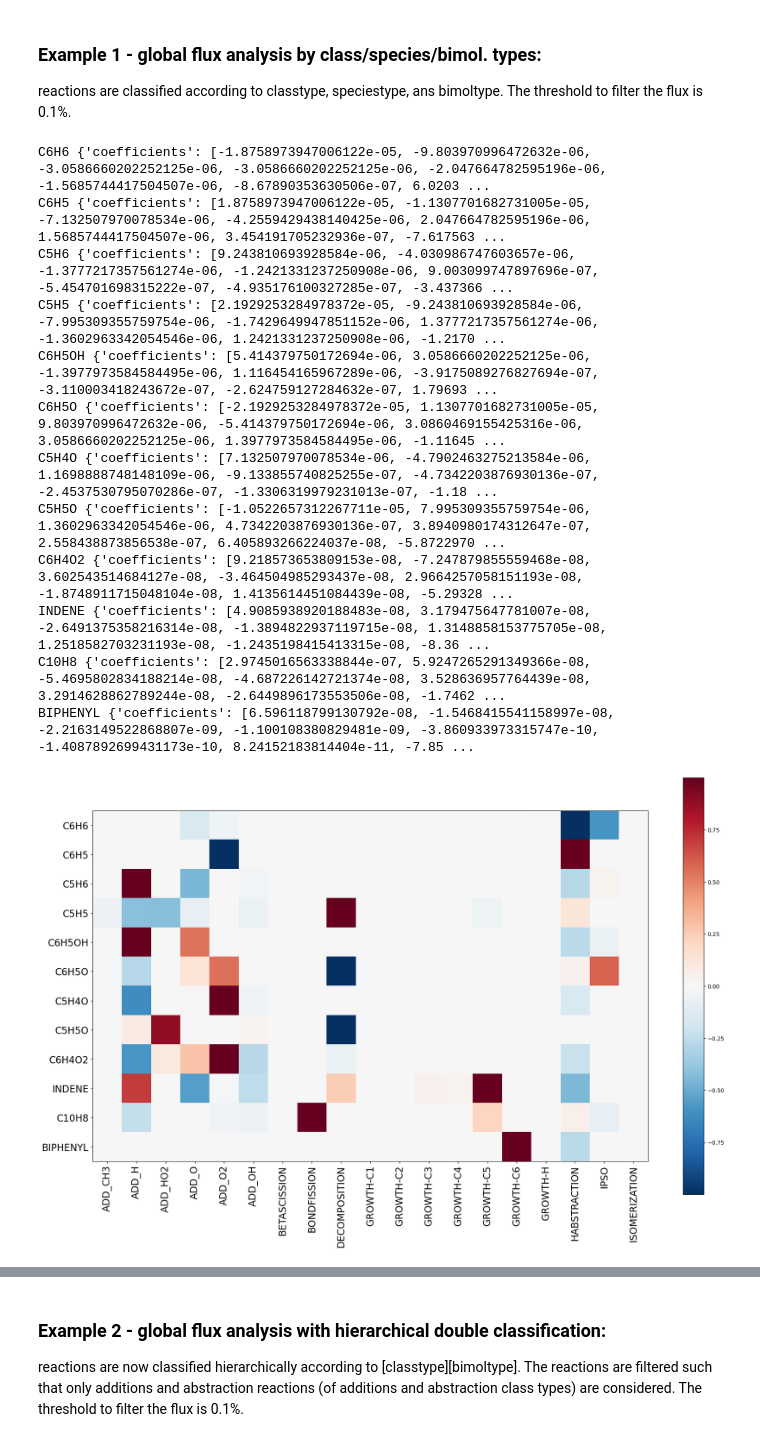
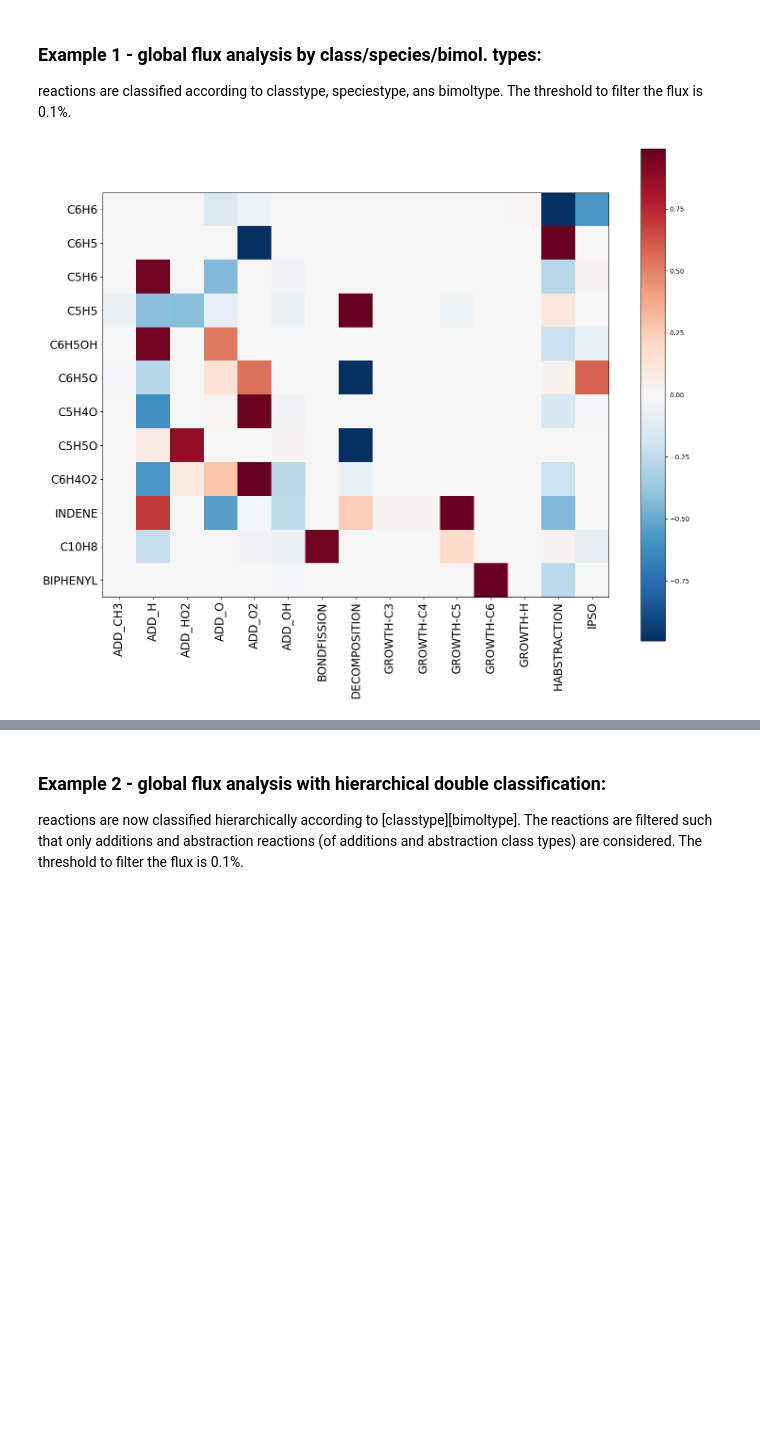
Before and after one commit to tdinelli/pySMOKEPostProcessor, a Jupyter notebook: examples/notebooks/Reaction_Classes.ipynb, the cells around one changed output, grey strips where cells are left out. Saved outputs shown, nothing was run; the diff lists cells and outputs as text; code cells hidden in the pictures; blank space fills up the shorter version.

```diff
--- a/examples/notebooks/Reaction_Classes.ipynb
+++ b/examples/notebooks/Reaction_Classes.ipynb
@@ -87,49 +122,22 @@ C6H5O {'coefficients': [-2.1929253284978372e-05, 1.1307701682731005e-05, 9.80397
 reactions are classified according to classtype, speciestype, ans bimoltype. The threshold to filter the flux is 0.1%.
 # %%
 species_list =['C6H6','C6H5','C5H6','C5H5','C6H5OH','C6H5O','C5H4O','C5H5O','C6H4O2','INDENE','C10H8','BIPHENYL']
-# filter_dcts = [{},{},{}] # filter is optional  # filter according to selected criteria in name
 threshs = [1e-2,1e-2,1e-2] # threshold for minimum flux - default 1e-3
 n_of_rxns = 200            # max n of rxns to consider for flux (default: 100)
 sortlists = [['classtype'],['speciestype'],['bimoltype']] # classtype, speciestype, reactiontype,
                                                           # bimoltype (R+R, RSR+RSR, M+M, ETC)
                                                           # sum if both apply and sort by this criteria
+ropa_type='global'
 
-for simul_name, simul_fld in simul_flds.items():
-    pp = PostProcessor(kin_xml_fld, simul_fld)
-    # assign class
-    fluxbyclass = FluxByClass(pp.km, class_groups_fld)
-
-    # ROPA for each species - if species_list contains dictionary, extract flux for each
-    if isinstance(species_list[0], dict):
-        flat_species_list = sum([list(d.values())[0] for d in species_list], [])
-    else:
-        flat_species_list = species_list
-
-    tot_rop_dct = dict.fromkeys(flat_species_list)
-    for sp in flat_species_list:
-        tot_rop_dct[sp] = pp.RateOfProductionAnalysis(sp,
-                                                    ropa_type='global',
-                                                    number_of_reactions=100)
-    # prima c'era fluxbyclass qua sopra
-    fluxbyclass.process_flux(species_list, tot_rop_dct)
-    for i, sortlist in enumerate(sortlists):
-        # assign flux and process according to selected criteria
-        sortdf = fluxbyclass.sort_and_filter(sortlist)
-        # plot heatmap
-        fig = plot_heatmap(sortdf, symmetricaxis = True)
-        # save heatmap
-        save_fig(fig, plt_fld, sortlist, simul_name)
+process_classes(simul_name,
+            simul_fld,
+            kin_xml_fld,
+            class_groups_fld,
+            plt_fld,
+            species_list,
+            sortlists,
+            ropa_type,
+            threshs = threshs,
+            n_of_rxns=n_of_rxns)
 # %% [output]
-C6H6 {'coefficients': [-1.8758973947006122e-05, -9.803970996472632e-06, -3.0586660202252125e-06, -3.0586660202252125e-06, -2.047664782595196e-06, -1.5685744417504507e-06, -8.67890353630506e-07, 6.0203 ...
-C6H5 {'coefficients': [1.8758973947006122e-05, -1.1307701682731005e-05, -7.132507970078534e-06, -4.2559429438140425e-06, 2.047664782595196e-06, 1.5685744417504507e-06, 3.454191705232936e-07, -7.617563 ...
-C5H6 {'coefficients': [9.243810693928584e-06, -4.030986747603657e-06, -1.3777217357561274e-06, -1.2421331237250908e-06, 9.003099747897696e-07, -5.454701698315222e-07, -4.935176100327285e-07, -3.437366 ...
-C5H5 {'coefficients': [2.1929253284978372e-05, -9.243810693928584e-06, -7.995309355759754e-06, -1.7429649947851152e-06, 1.3777217357561274e-06, -1.3602963342054546e-06, 1.2421331237250908e-06, -1.2170 ...
-C6H5OH {'coefficients': [5.414379750172694e-06, 3.0586660202252125e-06, -1.3977973584584495e-06, 1.116454165967289e-06, -3.9175089276827694e-07, -3.110003418243672e-07, -2.624759127284632e-07, 1.79693 ...
-C6H5O {'coefficients': [-2.1929253284978372e-05, 1.1307701682731005e-05, 9.803970996472632e-06, -5.414379750172694e-06, 3.0860469155425316e-06, 3.0586660202252125e-06, 1.3977973584584495e-06, -1.11645 ...
-C5H4O {'coefficients': [7.132507970078534e-06, -4.7902463275213584e-06, 1.1698888748148109e-06, -9.133855740825255e-07, -4.7342203876930136e-07, -2.4537530795070286e-07, -1.3306319979231013e-07, -1.18 ...
-C5H5O {'coefficients': [-1.0522657312267711e-05, 7.995309355759754e-06, 1.3602963342054546e-06, 4.7342203876930136e-07, 3.8940980174312647e-07, 2.558438873856538e-07, 6.405893266224037e-08, -5.8722970 ...
-C6H4O2 {'coefficients': [9.218573653809153e-08, -7.247879855559468e-08, 3.602543514684127e-08, -3.464504985293437e-08, 2.9664257058151193e-08, -1.8748911715048104e-08, 1.4135614451084439e-08, -5.29328 ...
-INDENE {'coefficients': [4.9085938920188483e-08, 3.179475647781007e-08, -2.6491375358216314e-08, -1.3894822937119715e-08, 1.3148858153775705e-08, 1.2518582703231193e-08, -1.2435198415413315e-08, -8.36 ...
-C10H8 {'coefficients': [2.9745016563338844e-07, 5.9247265291349366e-08, -5.4695802834188214e-08, -4.687226142721374e-08, 3.528636957764439e-08, 3.2914628862789244e-08, -2.6449896173553506e-08, -1.7462 ...
-BIPHENYL {'coefficients': [6.596118799130792e-08, -1.5468415541158997e-08, -2.2163149522868807e-09, -1.100108380829481e-09, -3.860933973315747e-10, -1.4087892699431173e-10, 8.24152183814404e-11, -7.85 ...
-[figure, old version]
+[figure, new version]
```
Also changed, not shown: parts of 8 cells of this notebook, 6 other files.
